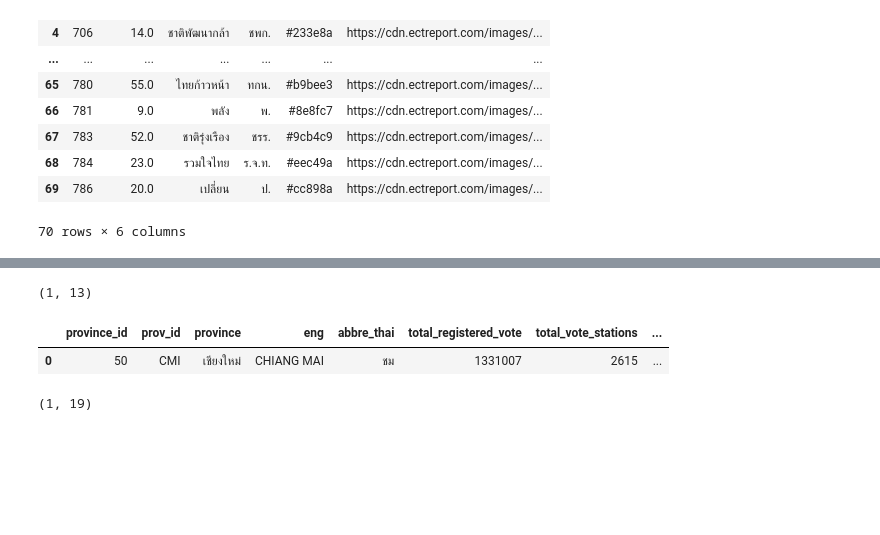
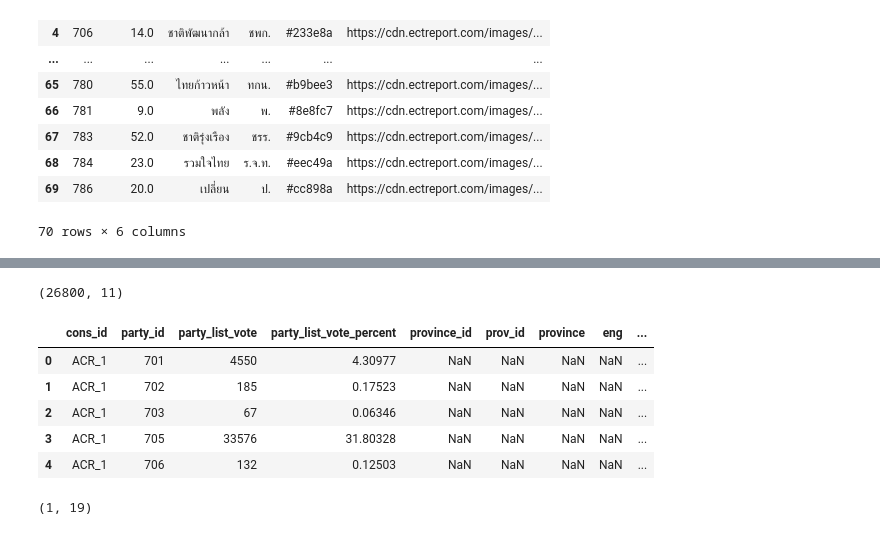
Before and after one commit to Aingon14/python_dataviz2023, a Jupyter notebook: project1.ipynb, the cells around one changed output, grey strips where cells are left out. Drawn from its saved outputs; the diff is of its cells as text; code cells hidden in the pictures; blank space fills up the shorter version.

```diff
--- a/project1.ipynb
+++ b/project1.ipynb
@@ -174,9 +190,13 @@ info_party_overview
 # %%
-data_table_cm = cm_table.merge(result_constituencies_Candidate, how ='left', left_on='prov_id',right_on='mp_app_id')
+data_table_cm = result_constituencies_PartyList.merge(cm_table, how ='left', left_on='party_id',right_on='province_id')
 print(data_table_cm.shape)
 data_table_cm.head()
 # %% [output]
-(1, 13)
+(26800, 11)
-|  | province_id | prov_id | province | eng | abbre_thai | total_registered_vote | total_vote_stations | ... |
-| 0 | 50 | CMI | เชียงใหม่ | CHIANG MAI | ชม | 1331007 | 2615 | ... |
+|  | cons_id | party_id | party_list_vote | party_list_vote_percent | province_id | prov_id | province | eng | ... |
+| 0 | ACR_1 | 701 | 4550 | 4.30977 | NaN | NaN | NaN | NaN | ... |
+| 1 | ACR_1 | 702 | 185 | 0.17523 | NaN | NaN | NaN | NaN | ... |
+| 2 | ACR_1 | 703 | 67 | 0.06346 | NaN | NaN | NaN | NaN | ... |
+| 3 | ACR_1 | 705 | 33576 | 31.80328 | NaN | NaN | NaN | NaN | ... |
+| 4 | ACR_1 | 706 | 132 | 0.12503 | NaN | NaN | NaN | NaN | ... |
 # %%
```
Also changed, not shown: parts of 3 cells of this notebook.
